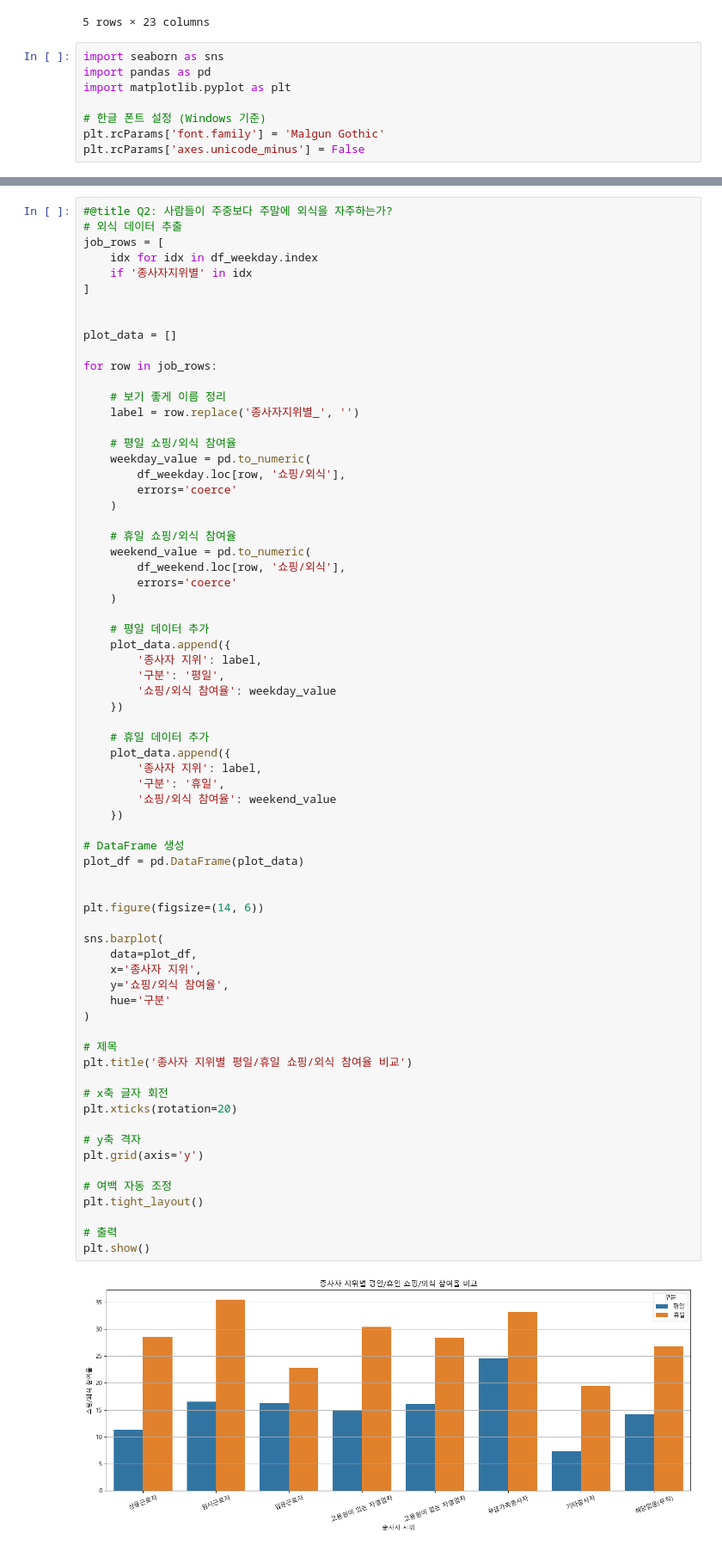
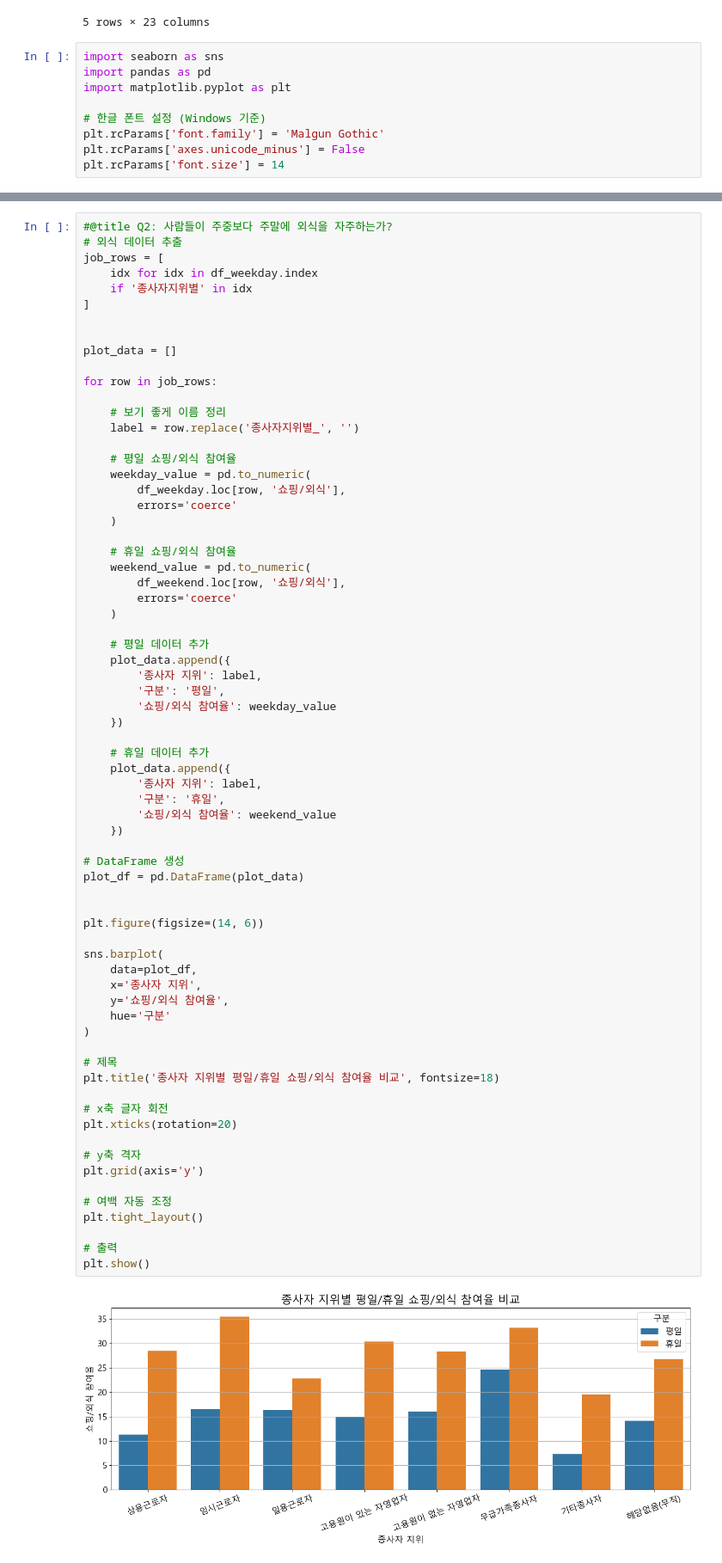
Before and after one commit to leejunsu0530/basic_computing_team, a Jupyter notebook: analysis.ipynb, the cells around one changed output, grey strips where cells are left out. Shown at 86% size. Drawn from its saved outputs; the diff is of its cells as text.

```diff
--- a/analysis.ipynb
+++ b/analysis.ipynb
@@ -73,6 +71,7 @@ import matplotlib.pyplot as plt
 # 한글 폰트 설정 (Windows 기준)
 plt.rcParams['font.family'] = 'Malgun Gothic'
 plt.rcParams['axes.unicode_minus'] = False
+plt.rcParams['font.size'] = 14
 # %%
 #@title Q1: 사람들이 나이가 들면서 점점 등산을 선호하는가?
 
@@ -163,35 +162,35 @@ for row in job_rows:
         '쇼핑/외식 참여율': weekend_value
     })
 
 # DataFrame 생성
 plot_df = pd.DataFrame(plot_data)
 
 
 plt.figure(figsize=(14, 6))
 
 sns.barplot(
     data=plot_df,
     x='종사자 지위',
     y='쇼핑/외식 참여율',
     hue='구분'
 )
 
 # 제목
-plt.title('종사자 지위별 평일/휴일 쇼핑/외식 참여율 비교')
+plt.title('종사자 지위별 평일/휴일 쇼핑/외식 참여율 비교', fontsize=18)
 
 # x축 글자 회전
 plt.xticks(rotation=20)
 
 # y축 격자
 plt.grid(axis='y')
 
 # 여백 자동 조정
 plt.tight_layout()
 
 # 출력
 plt.show()
 # %% [output]
-[figure, old version]
+[figure, new version]
 # %%
 #@title Q3: 결혼 여부가 인터넷 사용비율에 영향을 미치는가?
 
```
Also changed, not shown: parts of 4 cells of this notebook.
